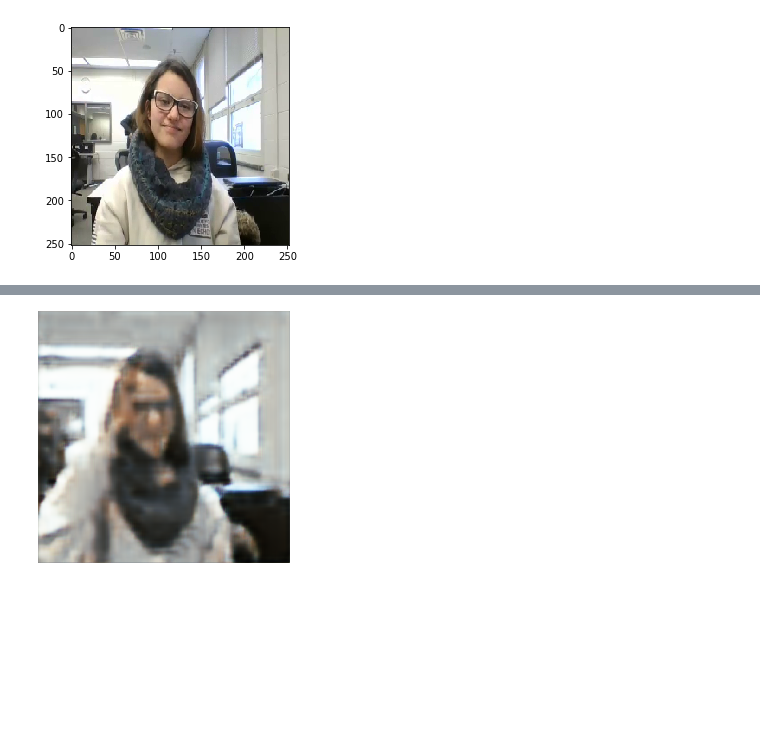
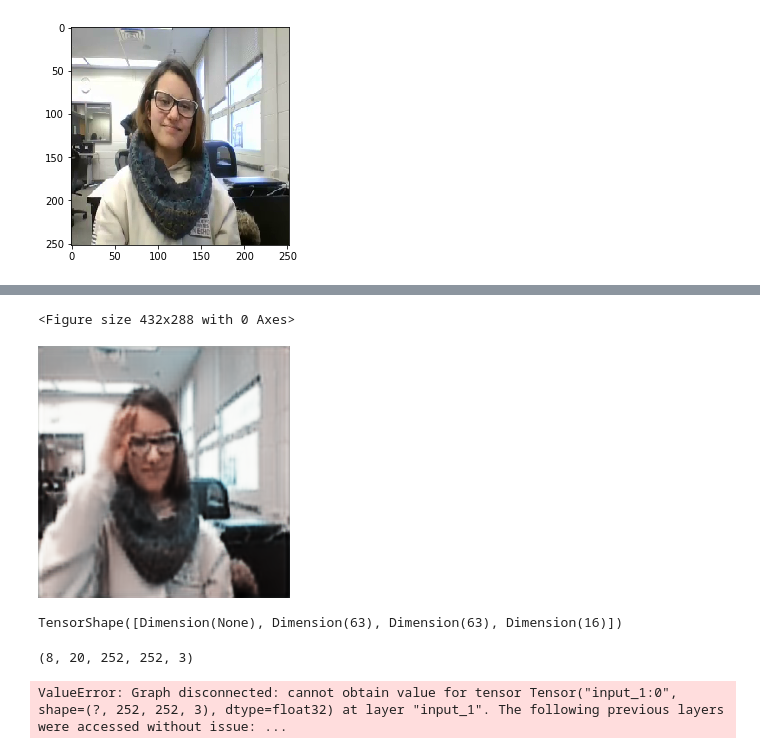
Before and after one commit to keaysma/CompLing, a Jupyter notebook: ASLClassifier/ConvolutionalAutoEncoder.ipynb, the cells around one changed output, grey strips where cells are left out. Drawn from its saved outputs; the diff is of its cells as text; code cells hidden in the pictures; blank space fills up the shorter version.

Commit message:
Updates to data processing, testing and redesigning of detector model

```diff
--- a/ASLClassifier/ConvolutionalAutoEncoder.ipynb
+++ b/ASLClassifier/ConvolutionalAutoEncoder.ipynb
@@ -76,3 +119,32 @@ x = Conv2D(16, (3, 3), activation='relu')(x)
 x = UpSampling2D((2, 2))(x)
 
 decoded = Conv2D(3, (3, 3), activation='sigmoid', padding='same')(x)
+# %%
+#Small AutoEncoder
+input_img = Input(shape=(imageDim, imageDim, 3))  # adapt this if using `channels_first` image data format
+
+x = Conv2D(16, (3, 3), activation='relu', padding='same')(input_img)
+x = MaxPooling2D((2, 2), padding='same')(x)
+
+encoded = MaxPooling2D((2, 2), padding='same')(x)
+
+# at this point the representation is (8, 8, 8) i.e. 512-dimens"ional
+# (64, 64, 8) = 32678
+
+x = Conv2D(8, (3, 3), activation='relu', padding='same')(encoded)
+x = UpSampling2D((2, 2))(x)
+
+x = Conv2D(8, (3, 3), activation='relu', padding='same')(x)
+x = UpSampling2D((2, 2))(x)
+
+decoded = Conv2D(3, (3, 3), activation='sigmoid', padding='same')(x)
+# %%
+### Auto-Encoder Data Preparation ###
+# This uses the same data as the LSTM, but it is treated in a different fasion
+# Each image is its own data point, so all of the videos' frames are concated into one large array
+# and then split for training and testing
+#X = np.concatenate([video0, video1, video2])
+X = np.concatenate([video0, video1])
+ratioSplit = int(X.shape[0] * trainTestSplit)
+
+x_train, x_test = X[:ratioSplit], X[ratioSplit:]
@@ -79,8 +155,8 @@ decoded = Conv2D(3, (3, 3), activation='sigmoid', padding='same')(x)
 # %%
 autoencoder = Model(input_img, decoded)
-autoencoder.compile(optimizer='adadelta', loss='binary_crossentropy')
+autoencoder.compile(optimizer='adagrad', loss='binary_crossentropy')
 # %%
-autoencoder.fit(x_train, x_train,
+h = autoencoder.fit(x_train, x_train,
                 epochs=50,
                 batch_size=1,
                 shuffle=True,
@@ -88,5 +187,11 @@ autoencoder.fit(x_train, x_train,
+# %%
+plt.savefig('AE-adagrad-50epochs-1batch.png')
+autoencoder.save('signlanguage-autoencoder.model')
+autoencoder.save_weights('signlanguage-autoencoder.weights')
+# %% [output]
+<Figure size 432x288 with 0 Axes>
 # %%
-testoutput = autoencoder.predict(allData[30:31]) * 255
+testoutput = autoencoder.predict(X[30:31]) * 255
 Image.fromarray(testoutput[0].astype('uint8'), 'RGB')
 # %% [output]
-[figure, old version]
+[figure, new version]
@@ -93,2 +222,6 @@ Image.fromarray(testoutput[0].astype('uint8'), 'RGB')
+# %%
+encoded.get_shape()
+# %% [output]
+TensorShape([Dimension(None), Dimension(63), Dimension(63), Dimension(16)])
 # %%
 #Classifier
@@ -107,4 +271,10 @@ y_train_LSTM = np.concatenate((np.array([[1, 0] for i in range(hello.shape[0])])
+# %%
+x_train_LSTM.shape
+# %% [output]
+(8, 20, 252, 252, 3)
 # %%
-simpleClassifier = Model(input_img, classifierX)
-simpleClassifier.compile(optimizer='adadelta', loss='binary_crossentropy')
+simpleClassifier = Model(Input(shape=(20, imageDim, imageDim, 3)), classifierX)
+simpleClassifier.compile(optimizer='adamax', loss='categorical_crossentropy') #'binary_crossentropy'
+# %% [output]
+ValueError: Graph disconnected: cannot obtain value for tensor Tensor("input_1:0", shape=(?, 252, 252, 3), dtype=float32) at layer "input_1". The following previous layers were accessed without issue: ...
 # %%
```
Also changed, not shown: parts of 28 cells of this notebook.
